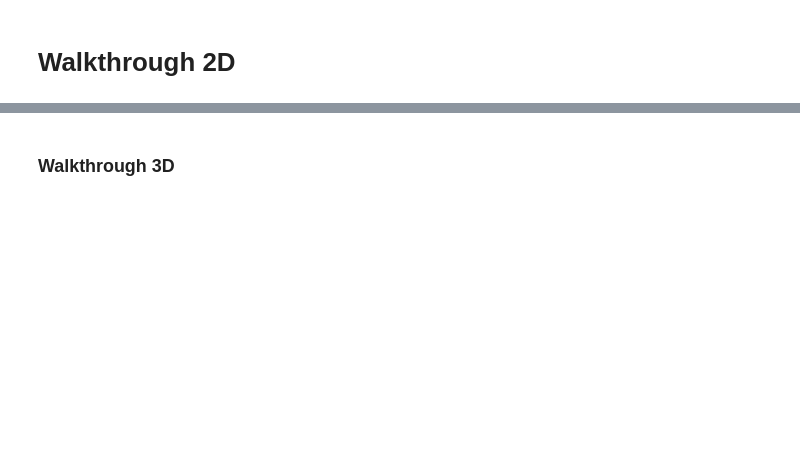
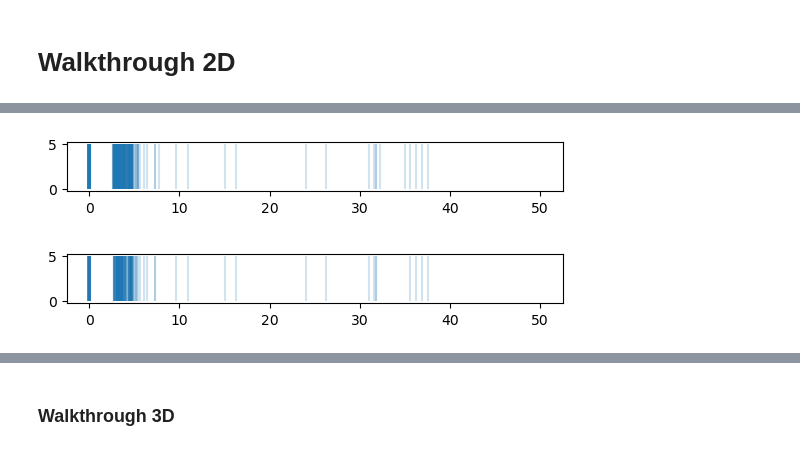
Before and after one commit to Defense-Circuits-Lab/Gait_Analysis, a Jupyter notebook: 02_gait_analysis_walkthrough.ipynb, the cells around one changed output, grey strips where cells are left out. Saved outputs shown, nothing was run; the diff lists cells and outputs as text; code cells hidden in the pictures; blank space fills up the shorter version.

```diff
--- a/02_gait_analysis_walkthrough.ipynb
+++ b/02_gait_analysis_walkthrough.ipynb
@@ -34,13 +79,2 @@ bot.freezing_bout_df.head()
 # %%
 bot.run_gait_analysis()
-
-plt.close()
-fig, ax = plt.subplots()
-ax.set_aspect('equal')
-plt.plot([0, 50, 50, 0, 0], [5, 5, 0, 0, 5], alpha=0)
-
-
-for event in bot.gait_disruption_bouts:
-    if event.facing_towards_open_end:
-        plt.vlines(event.x_position, 0, 5, alpha=0.5)
-plt.show()
@@ -47,9 +97,24 @@ plt.show()
+# %%
+import matplotlib.pyplot as plt
+plt.close()
+fig, ax = plt.subplots()
+ax.set_aspect('equal')
+plt.plot([0, 50, 50, 0, 0], [5, 5, 0, 0, 5], alpha=0)
+
+for event in bot.immobility_bouts:
+    #if event.facing_towards_open_end:
+    plt.vlines(event.x_position, 0, 5, alpha=0.2)
+plt.show()
+#bot.turns_to_closed_after_gait
+# %% [output]
+[figure, added]
 # %%
-
 plt.close()
 fig, ax = plt.subplots()
 ax.set_aspect('equal')
 plt.plot([0, 50, 50, 0, 0], [5, 5, 0, 0, 5], alpha=0)
-for bout in bot.immobility_bouts:
+for bout in bot.gait_disruption_bouts:
     plt.vlines(bout.dict['x_position'], 0, 5, alpha=0.2)
 plt.show()
+# %% [output]
+[figure, added]
```
Also changed, not shown: parts of 8 cells of this notebook, 1 other file.
